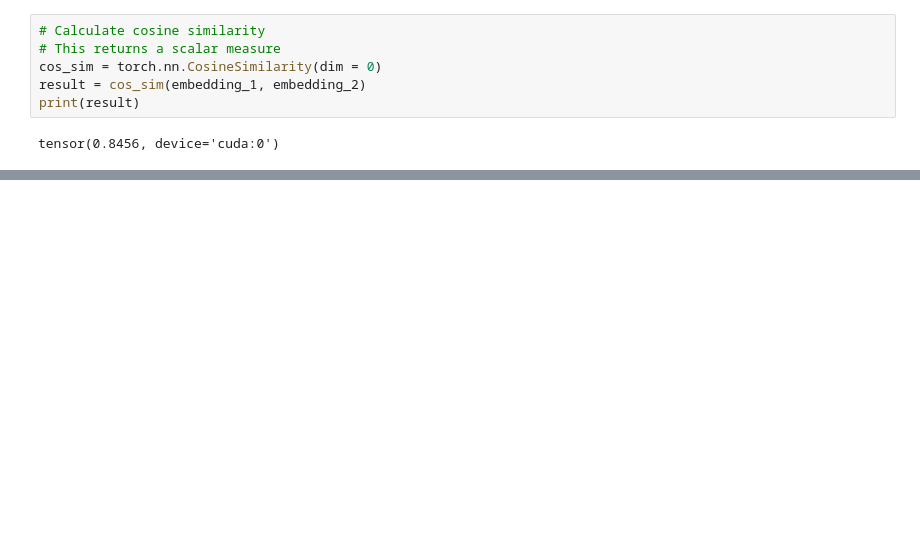
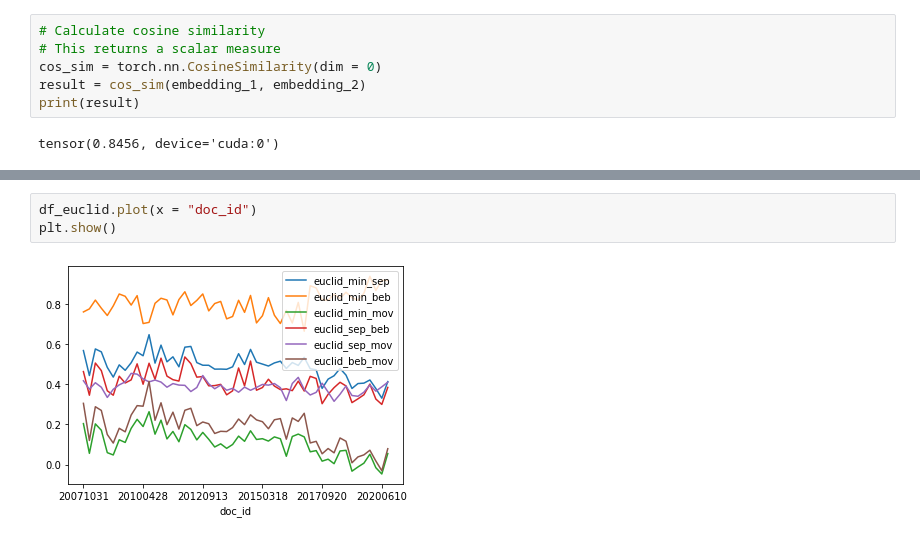
Before and after one commit to rubenhm/text-similarities, a Jupyter notebook: python/Calculate_similarites.ipynb, the cells around one changed output, grey strips where cells are left out. Cells and saved outputs as stored; diff of their text form; blank space fills up the shorter version.

```diff
--- a/python/Calculate_similarites.ipynb
+++ b/python/Calculate_similarites.ipynb
@@ -254,0 +305,5 @@ plt.show()
+# %%
+df_euclid.plot(x = "doc_id")
+plt.show()
+# %% [output]
+[figure, added]
```
Also changed, not shown: parts of 30 cells of this notebook, 5 other files.
